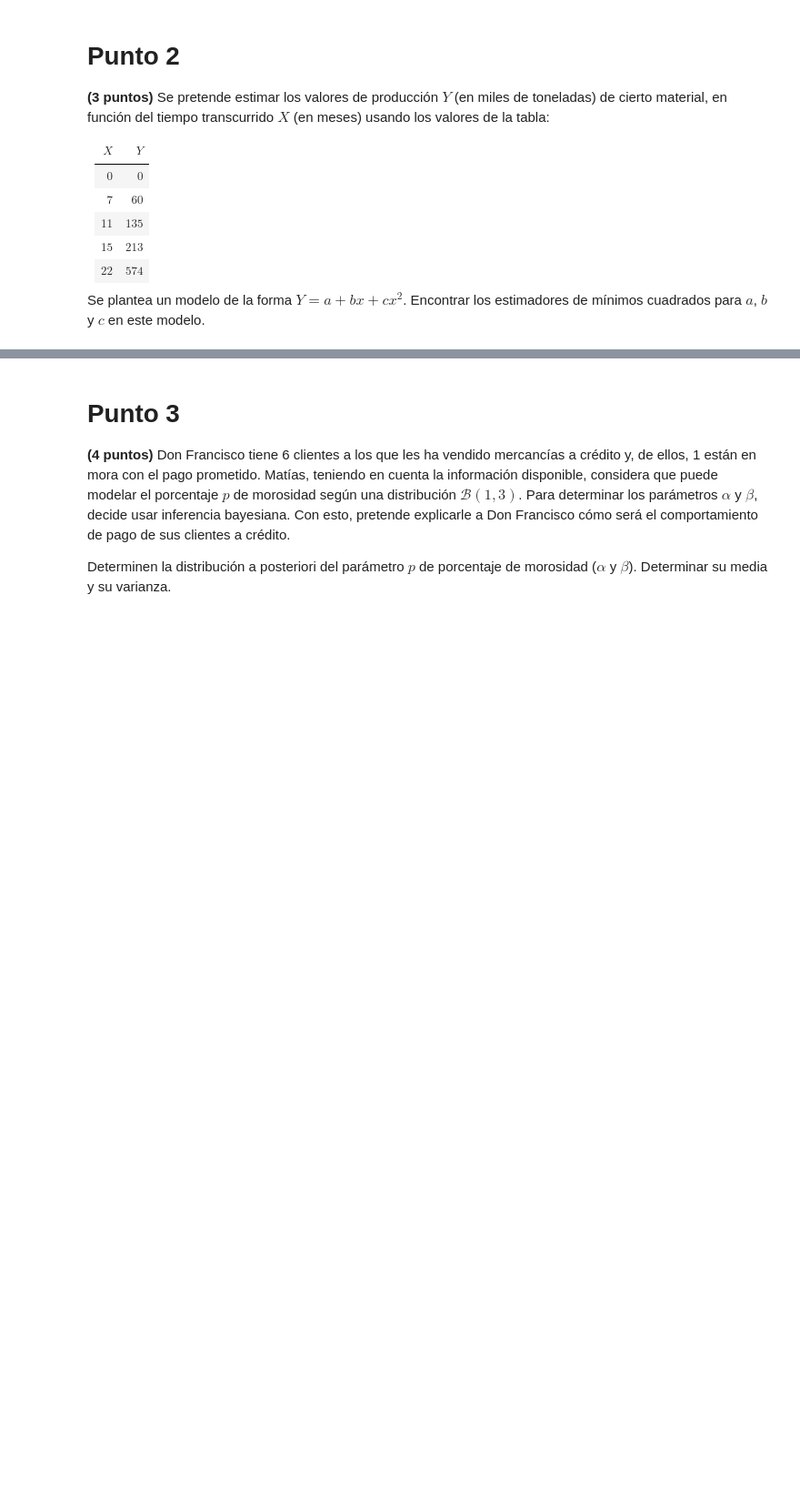
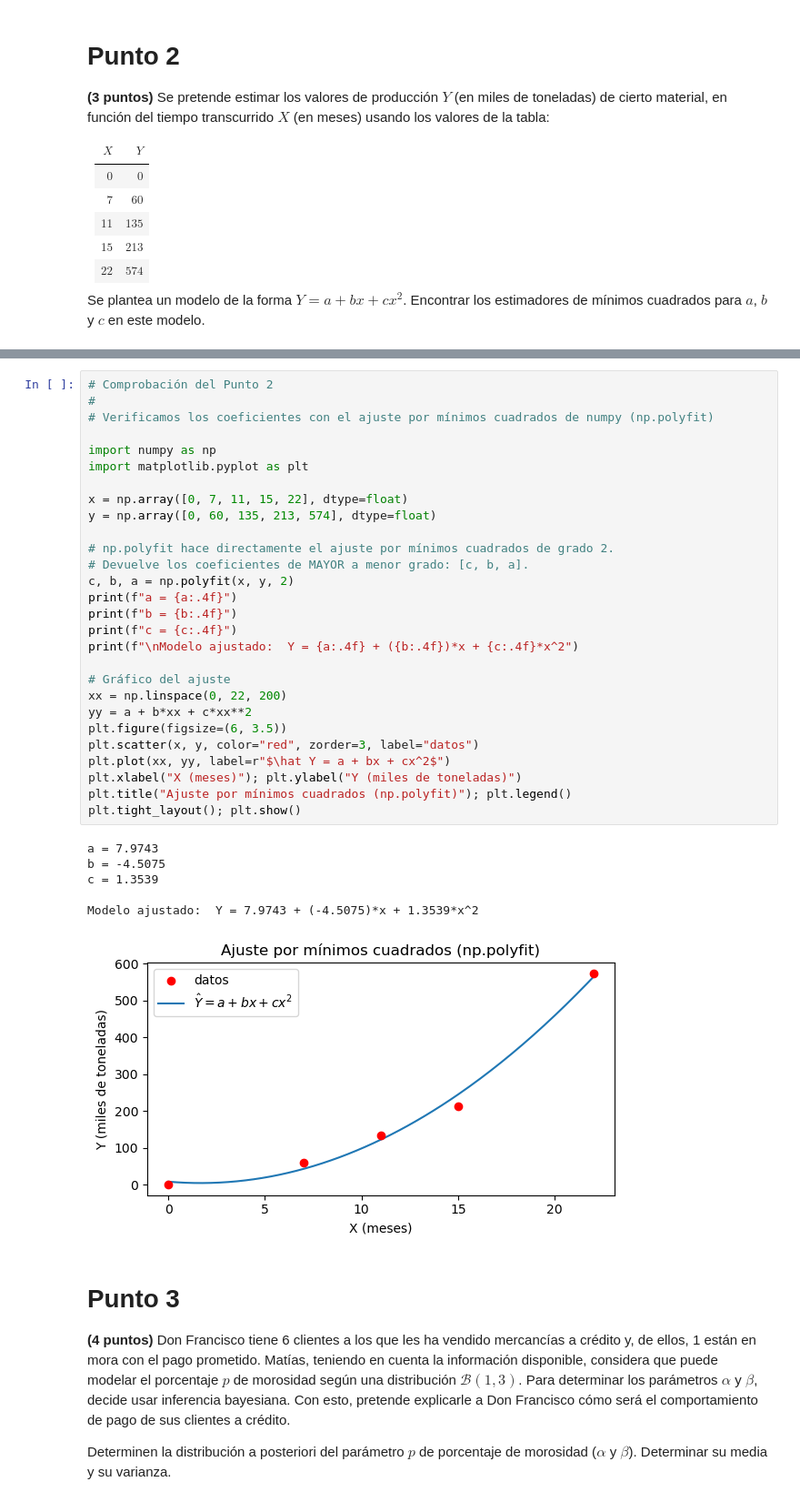
Before and after one commit to rodrigoenzohernandez/CEIA_peia, a Jupyter notebook: trabajos_practicos/TP_2.ipynb, the cells around one changed output, grey strips where cells are left out. Shown at 91% size. Cells and saved outputs as stored; diff of their text form; blank space fills up the shorter version.

```diff
--- a/trabajos_practicos/TP_2.ipynb
+++ b/trabajos_practicos/TP_2.ipynb
@@ -42,3 +298,38 @@ Se plantea un modelo de la forma $Y = a + bx + cx^2$. Encontrar los estimadores
+# %%
+# Comprobación del Punto 2
+#
+# Verificamos los coeficientes con el ajuste por mínimos cuadrados de numpy (np.polyfit)
+
+import numpy as np
+import matplotlib.pyplot as plt
+
+x = np.array([0, 7, 11, 15, 22], dtype=float)
+y = np.array([0, 60, 135, 213, 574], dtype=float)
+
+# np.polyfit hace directamente el ajuste por mínimos cuadrados de grado 2.
+# Devuelve los coeficientes de MAYOR a menor grado: [c, b, a].
+c, b, a = np.polyfit(x, y, 2)
+print(f"a = {a:.4f}")
+print(f"b = {b:.4f}")
+print(f"c = {c:.4f}")
+print(f"\nModelo ajustado:  Y = {a:.4f} + ({b:.4f})*x + {c:.4f}*x^2")
+
+# Gráfico del ajuste
+xx = np.linspace(0, 22, 200)
+yy = a + b*xx + c*xx**2
+plt.figure(figsize=(6, 3.5))
+plt.scatter(x, y, color="red", zorder=3, label="datos")
+plt.plot(xx, yy, label=r"$\hat Y = a + bx + cx^2$")
+plt.xlabel("X (meses)"); plt.ylabel("Y (miles de toneladas)")
+plt.title("Ajuste por mínimos cuadrados (np.polyfit)"); plt.legend()
+plt.tight_layout(); plt.show()
+# %% [output]
+a = 7.9743
+b = -4.5075
+c = 1.3539
+
+Modelo ajustado:  Y = 7.9743 + (-4.5075)*x + 1.3539*x^2
+[figure, added]
 # %% [markdown]
 # Punto 3
 
```
Also changed, not shown: parts of 8 cells of this notebook.
